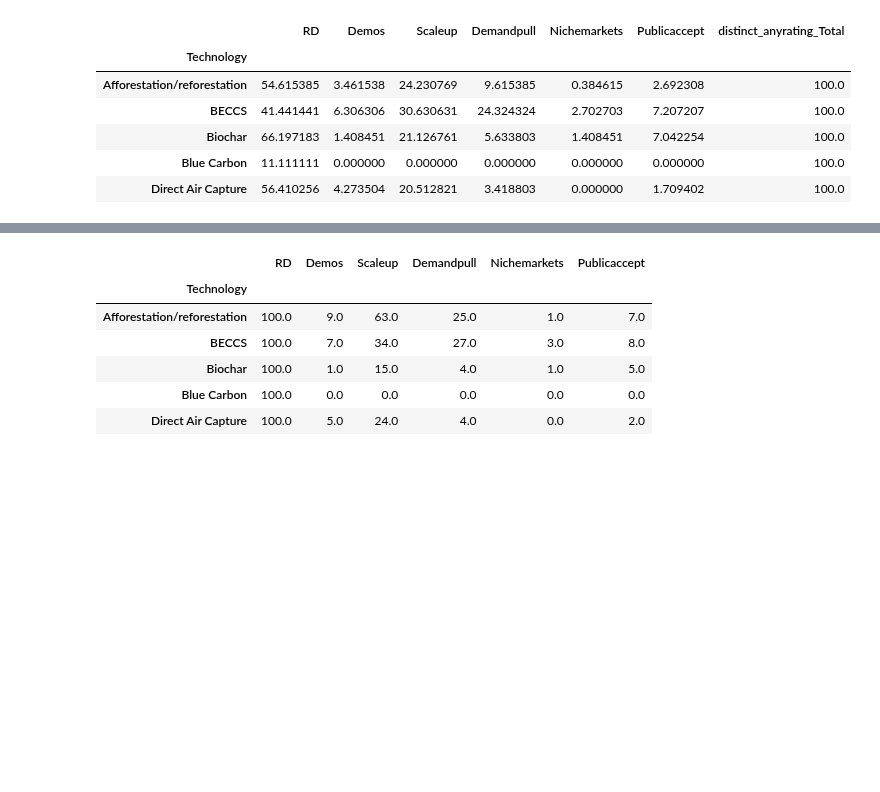
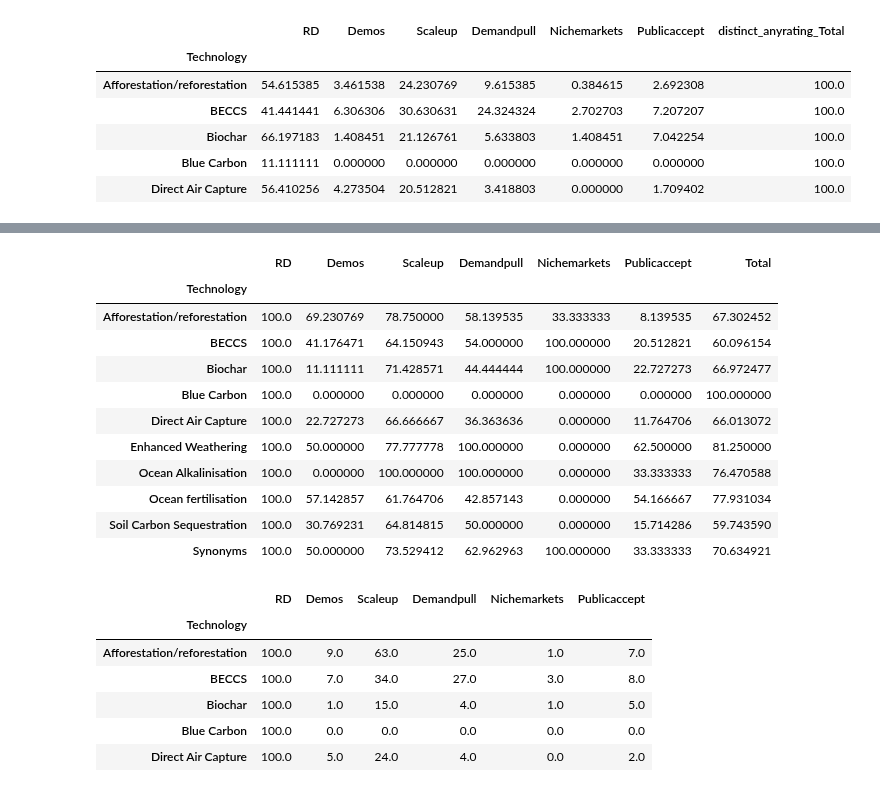
Before and after one commit to mcc-apsis/NETs-review, a Jupyter notebook: NETs graphs.ipynb, the cells around one changed output, grey strips where cells are left out. Cells and saved outputs as stored; diff of their text form; code cells hidden in the pictures; blank space fills up the shorter version.

Commit message:
redraw and fix % relevant table

```diff
--- a/NETs graphs.ipynb
+++ b/NETs graphs.ipynb
@@ -507,3 +509,8 @@ rtable2.head()
 | Biochar | 66.197183 | 1.408451 | 21.126761 | 5.633803 | 1.408451 | 7.042254 | 100.0 |
 | Blue Carbon | 11.111111 | 0.000000 | 0.000000 | 0.000000 | 0.000000 | 0.000000 | 100.0 |
 | Direct Air Capture | 56.410256 | 4.273504 | 20.512821 | 3.418803 | 0.000000 | 1.709402 | 100.0 |
+# %%
+basic_table = fix_table(alldocs)
+basic_table = basic_table.set_index('Technology')
+
+basic_table.head()
@@ -509,0 +528,3 @@ rtable2.head()
+# %%
+allratedtable = fix_table(allrateddocs).set_index('Technology')
+allratedtable.head()
@@ -510,3 +542,20 @@ rtable2.head()
+# %%
+rtable2 = basic_table/allratedtable*100
+rtable2 = rtable2.fillna(0)
+rtable2
+# %% [output]
+|  | RD | Demos | Scaleup | Demandpull | Nichemarkets | Publicaccept | Total |
+| Technology |  |  |  |  |  |  |  |
+| Afforestation/reforestation | 100.0 | 69.230769 | 78.750000 | 58.139535 | 33.333333 | 8.139535 | 67.302452 |
+| BECCS | 100.0 | 41.176471 | 64.150943 | 54.000000 | 100.000000 | 20.512821 | 60.096154 |
+| Biochar | 100.0 | 11.111111 | 71.428571 | 44.444444 | 100.000000 | 22.727273 | 66.972477 |
+| Blue Carbon | 100.0 | 0.000000 | 0.000000 | 0.000000 | 0.000000 | 0.000000 | 100.000000 |
+| Direct Air Capture | 100.0 | 22.727273 | 66.666667 | 36.363636 | 0.000000 | 11.764706 | 66.013072 |
+| Enhanced Weathering | 100.0 | 50.000000 | 77.777778 | 100.000000 | 0.000000 | 62.500000 | 81.250000 |
+| Ocean Alkalinisation | 100.0 | 0.000000 | 100.000000 | 100.000000 | 0.000000 | 33.333333 | 76.470588 |
+| Ocean fertilisation | 100.0 | 57.142857 | 61.764706 | 42.857143 | 0.000000 | 54.166667 | 77.931034 |
+| Soil Carbon Sequestration | 100.0 | 30.769231 | 64.814815 | 50.000000 | 0.000000 | 15.714286 | 59.743590 |
+| Synonyms | 100.0 | 50.000000 | 73.529412 | 62.962963 | 100.000000 | 33.333333 | 70.634921 |
 # %%
 itable = table
 
```
Also changed, not shown: parts of 7 cells of this notebook, 6 other files.
